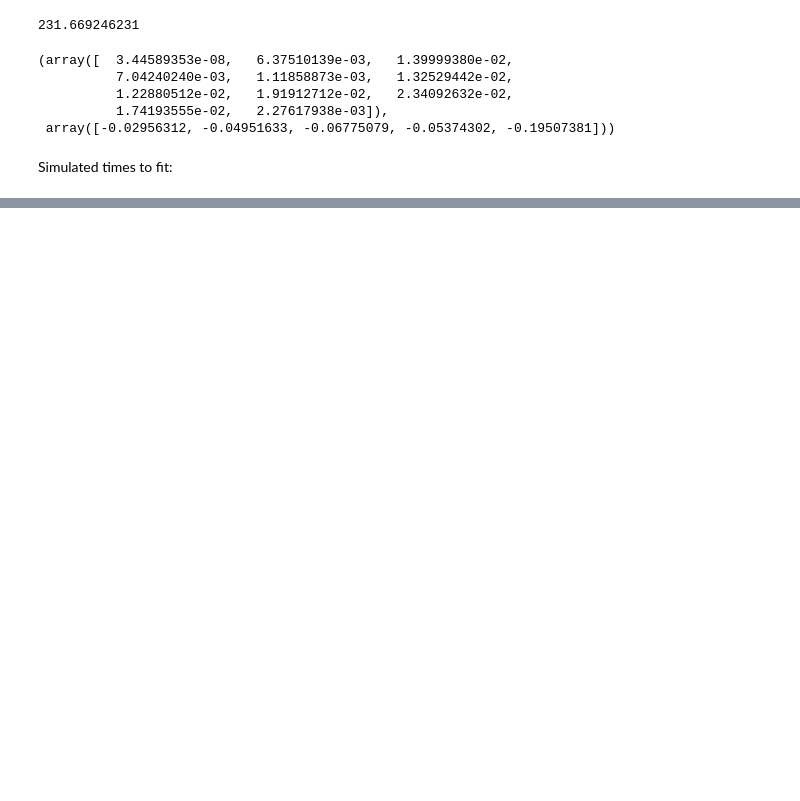
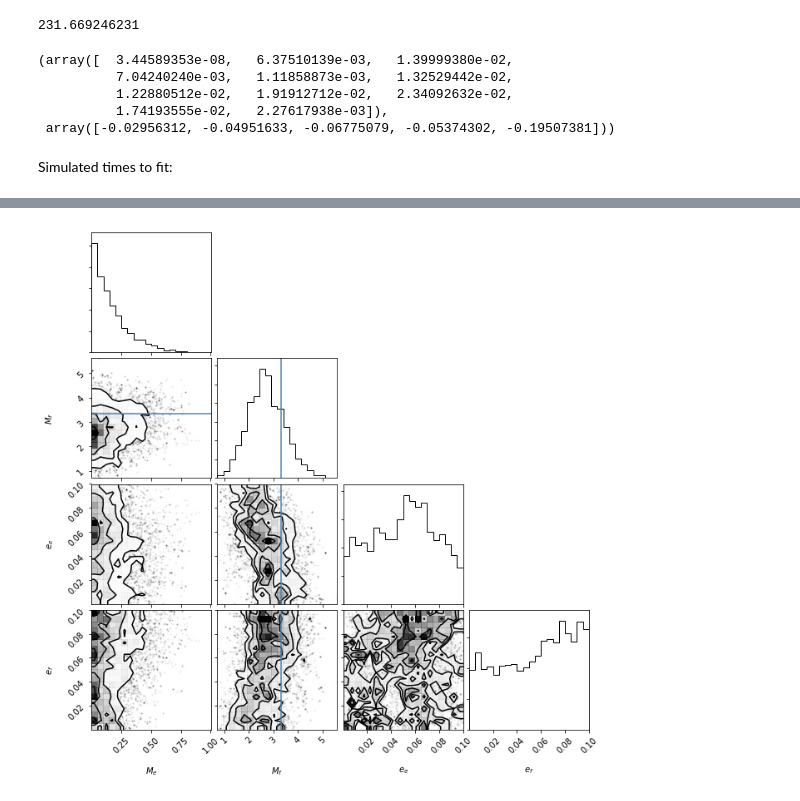
Before and after one commit to bmorris3/libra, a Jupyter notebook: notebooks/ttvfast_fit.ipynb, the cells around one changed output, grey strips where cells are left out. Saved outputs shown, nothing was run; the diff lists cells and outputs as text; code cells hidden in the pictures; blank space fills up the shorter version.

Commit message:
update with labels and comments

```diff
--- a/notebooks/ttvfast_fit.ipynb
+++ b/notebooks/ttvfast_fit.ipynb
@@ -159,0 +248,9 @@ plt.savefig('ttv_recovery.png', bbox_inches='tight')
+# %%
+chains = np.copy(sampler.flatchain)
+chains[:, :2] /= float(M_earth/M_sun)
+
+corner(chains, truths=[mass_e_init/float(M_earth/M_sun), mass_f_init/float(M_earth/M_sun), None, None],
+       labels=['$M_e$', '$M_f$', '$e_e$', '$e_f$']);
+plt.savefig('ttv_recovery2.png', bbox_inches='tight')
+# %% [output]
+[figure, added]
```
Also changed, not shown: parts of 18 cells of this notebook.
